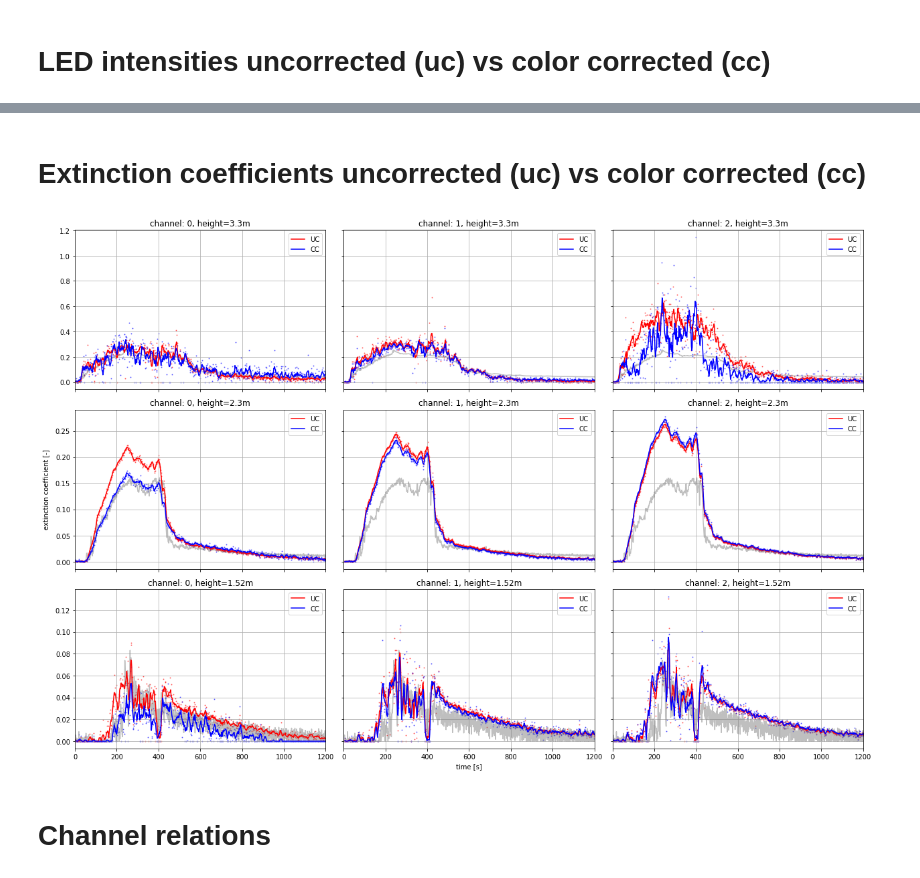
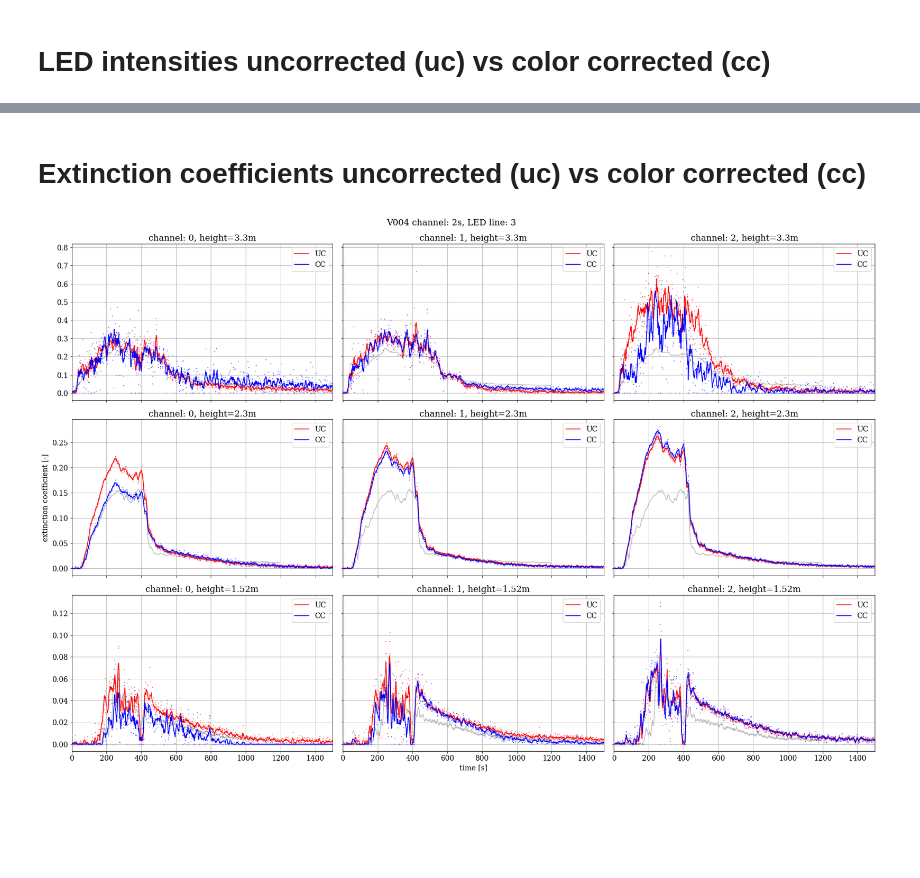
Before and after one commit to kriboe90/LedsaDataCollect, a Jupyter notebook: examples/compare_uc_cc.ipynb, the cells around one changed output, grey strips where cells are left out. Cells and saved outputs as stored; diff of their text form; code cells hidden in the pictures; blank space fills up the shorter version.

```diff
--- a/examples/compare_uc_cc.ipynb
+++ b/examples/compare_uc_cc.ipynb
@@ -8,3 +10,7 @@ from datacollect import SimData, MirexData, get_layer_from_height
+# %%
+rcParams['font.family'] = 'serif'
+rcParams['font.size'] = 14
+cm = 1 / 2.54
 # %% [markdown]
 # Input parameters
 # %%
@@ -12,7 +18,7 @@ from datacollect import SimData, MirexData, get_layer_from_height
 year = 2018
 
 # Input Dir (Simulations)
-path_simulation = f'/Users/kristianboerger/working_files/ledsa/simulation/{year}'
+path_simulation = f'/Users/kristianboerger/working_files/ledsa/simulation/2018/testcases'
 # Input Dir (MIREX)
 path_mirex = '/Users/kristianboerger/working_files/ledsa/MIREX'
 
@@ -20,7 +26,7 @@ path_mirex = '/Users/kristianboerger/working_files/ledsa/MIREX'
 
 experiment = 'V004' # relevant for MIREX data
 simulation_uc = 'V004' # relevant for simulation data
-simulation_cc = 'V004_cc' # relevant for simulation data
+simulation_cc = 'V004_cc_complete' # relevant for simulation data
 
 # Output Path
 # path_output = '/home/kboerger/ledsa/analysis/plots'
@@ -66,50 +82,44 @@ Text(0.5, 0, 'time [s]')
 # %% [markdown]
-# Extinction coefficients uncorrected (uc) vs color corrected (cc)
+ # Extinction coefficients uncorrected (uc) vs color corrected (cc)
 # %%
-line = 3
-channel_list = [0,1,2]
-height_list = [3.3,2.3,1.52]
-# mirex_data.set_window(10)
+line = 3 # LED line
+window_sim = 1 # Average window
+channel_list = [0,1,2] # Camera channel to analyse
+height_list = [3.3,2.3,1.52]  # Heights to analyse
+
+# mirex_data.smooth_data(5)
 mirex_list = [mirex_data.mirex_1, mirex_data.mirex_2, mirex_data.mirex_3]
-window = 5
 
-min_time = 0
-max_time = 1200
-y_lim_list = [6,1,1]
+min_time = 0 # Minimum datapoint
+max_time = 1500 # Maximum datapoint
+
 n_rows = len(height_list)
 n_cols = len(channel_list)
 
-fig, axs = plt.subplots(nrows=n_rows, ncols=n_cols, sharex=True, sharey="row", figsize=(18, 12))
-for ax, height, mirex, y_lim in zip(axs, height_list, mirex_list, y_lim_list):
+fig, axs = plt.subplots(nrows=n_rows, ncols=n_cols, sharex=True, sharey="row", figsize=(60 * cm, 40 * cm))
+for ax, height, mirex, y_lim in zip(axs, height_list, mirex_list):
     for channel in channel_list:
         layer = get_layer_from_height(1, 3.35, height, 20)
-        extco_uc = sim_uc.get_extco_at_layer(channel,layer, window)
+        extco_uc = sim_uc.get_extco_at_layer(channel,layer, window_sim)
         extco_uc_org = sim_uc.get_extco_at_layer(channel,layer, 1)
-        extco_cc = sim_cc.get_extco_at_layer(channel,layer, window)
+        extco_cc = sim_cc.get_extco_at_layer(channel,layer, window_sim)
         extco_cc_org = sim_cc.get_extco_at_layer(channel,layer, 1)
 
         ax[channel].plot(mirex, color='gray', alpha=0.5)
-        ax[channel].plot(extco_uc.index,extco_uc[f'{line}'], color='red', label="UC")
-        ax[channel].scatter(extco_uc_org.index, extco_uc_org[f'{line}'], color='red', s=1, alpha=0.5)
-        ax[channel].plot(extco_cc[f'{line}'], color='blue',label="CC")
-        ax[channel].scatter(extco_cc_org.index, extco_cc_org[f'{line}'], color='blue', s=1, alpha=0.5)
+        ax[channel].plot(extco_uc.index,extco_uc[line], color='red', label="UC")
+        ax[channel].scatter(extco_uc_org.index, extco_uc_org[line], color='red', s=1, alpha=0.5)
+        ax[channel].plot(extco_cc[line], color='blue',label="CC")
+        ax[channel].scatter(extco_cc_org.index, extco_cc_org[line], color='blue', s=1, alpha=0.5)
         ax[channel].grid(True)
         ax[channel].set_xlim(min_time, max_time)
         ax[channel].set_title(f"channel: {channel}, height={height}m")
         ax[channel].legend(loc='upper right')
-        # ax[channel].axvline(x=250, color='green')
-        # ax[channel].set_ylim(0,y_lim)
 
 fig.add_subplot(111, frameon=False)
-# fig.suptitle(f"TF{tf}, {simulation}_Cam_{cam}, LED line: {line}")
+fig.suptitle(f"{experiment} channel: {channel}s, LED line: {line}")
 plt.tick_params(labelcolor='none', top=False, bottom=False, left=False, right=False)
 plt.xlabel("time [s]")
 plt.ylabel("extinction coefficient [-]",labelpad=15)
 plt.tight_layout()
-
-# plot_name = os.path.join(path_output, f'{year}_{simulation}_Cam_{cam}_line_{line}_extco.pdf')
-# plt.savefig(plot_name)
 # %% [output]
-[figure, old version]
+[figure, new version]
-# %% [markdown]
-# Channel relations
```
Also changed, not shown: parts of 4 cells of this notebook, 3 other files.
